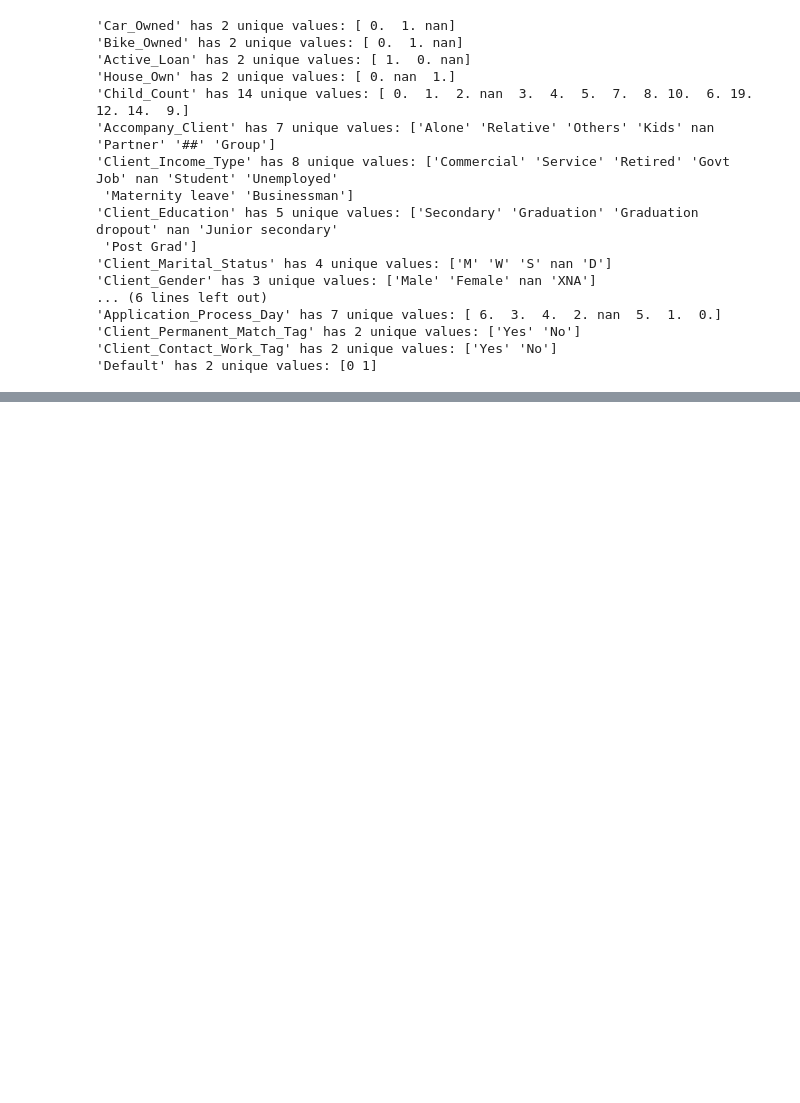
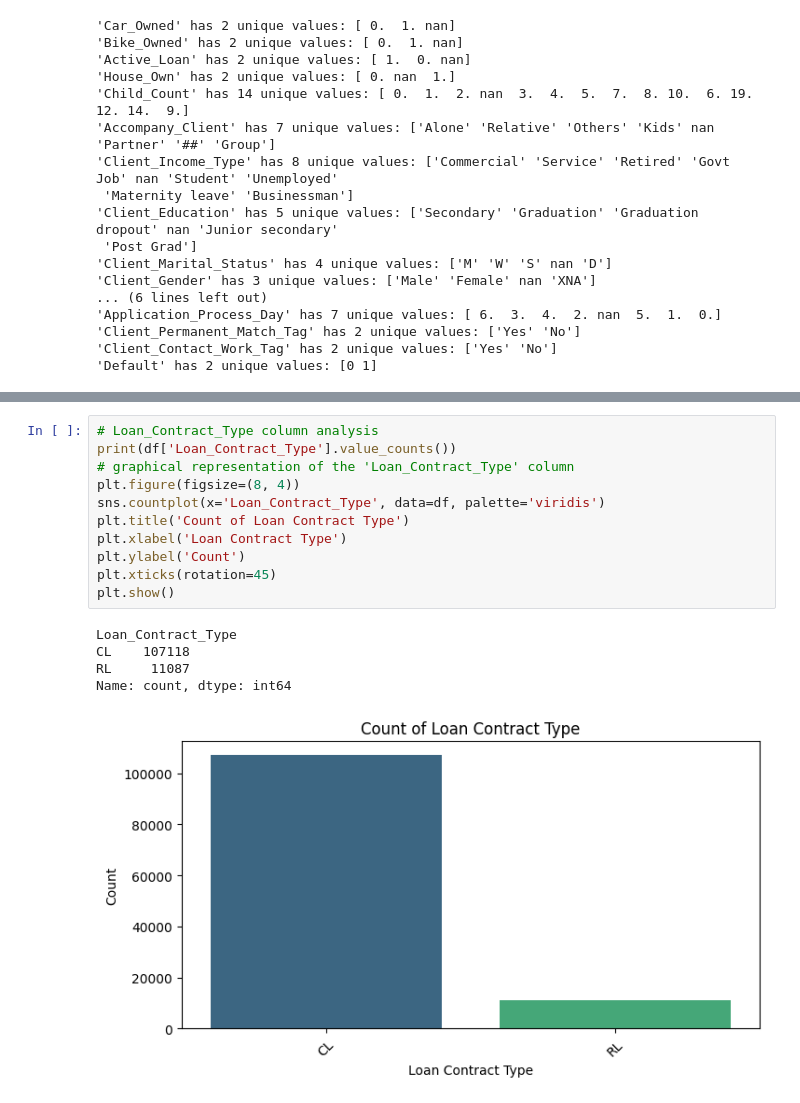
Before and after one commit to harsh-dev-ops/MLOps, a Jupyter notebook: mlflow/loan_defaultor_prediction/notebook.ipynb, the cells around one changed output, grey strips where cells are left out. Cells and saved outputs as stored; diff of their text form; blank space fills up the shorter version.

Commit message:
completed the loan defaultor prediction

```diff
--- a/mlflow/loan_defaultor_prediction/notebook.ipynb
+++ b/mlflow/loan_defaultor_prediction/notebook.ipynb
@@ -418,0 +461,17 @@ Passing `palette` without assigning `hue` is deprecated and will be removed in v
+# %%
+# Loan_Contract_Type column analysis
+print(df['Loan_Contract_Type'].value_counts())
+# graphical representation of the 'Loan_Contract_Type' column
+plt.figure(figsize=(8, 4))
+sns.countplot(x='Loan_Contract_Type', data=df, palette='viridis')
+plt.title('Count of Loan Contract Type')
+plt.xlabel('Loan Contract Type')
+plt.ylabel('Count')
+plt.xticks(rotation=45)
+plt.show()
+# %% [output]
+Loan_Contract_Type
+CL    107118
+RL     11087
+Name: count, dtype: int64
+[figure, added]
```
Also changed, not shown: parts of 103 cells of this notebook, 1 other file.
